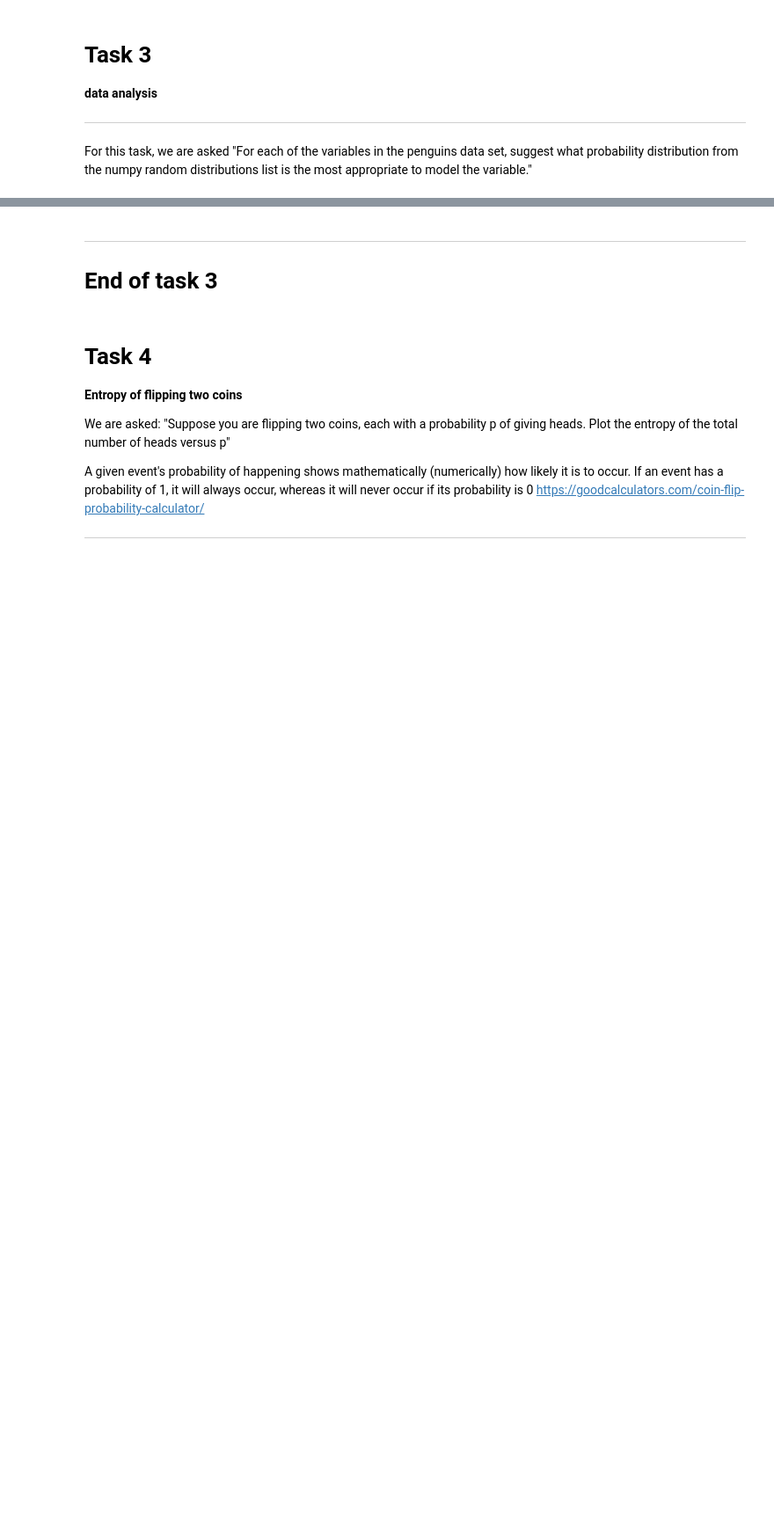
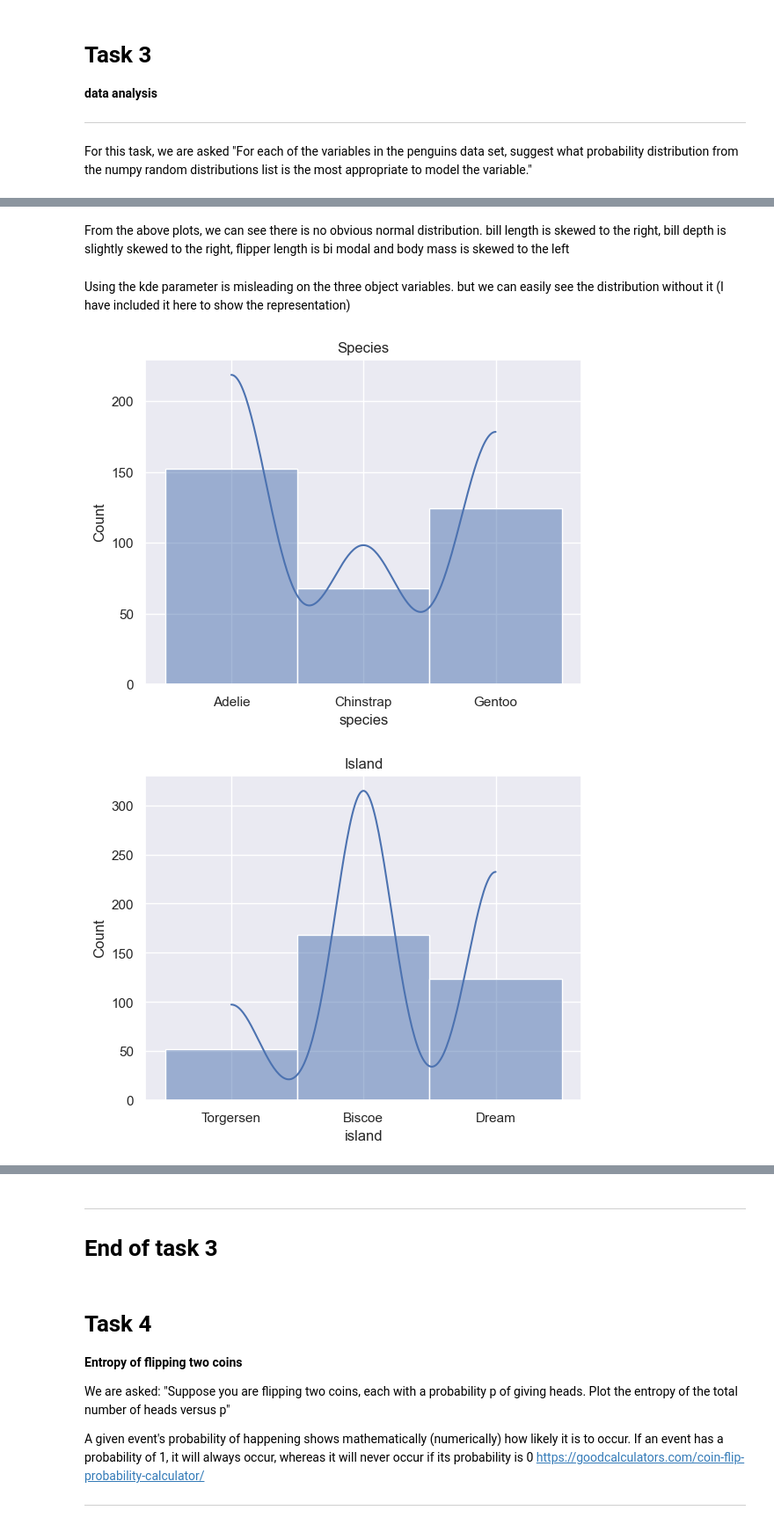
Before and after one commit to kevinsenan/4359-Fundamentals-of-Data-Analysis, a Jupyter notebook: Tasks.ipynb, the cells around one changed output, grey strips where cells are left out. Shown at 88% size. Drawn from its saved outputs; the diff is of its cells as text; code cells hidden in the pictures; blank space fills up the shorter version.

```diff
--- a/Tasks.ipynb
+++ b/Tasks.ipynb
@@ -150,0 +264,20 @@ As we can see from the previous task, the variables are made up of 6 columns of
+# %% [markdown]
+From the above plots, we can see there is no obvious normal distribution. bill length is skewed to the right, bill depth is slightly skewed to the right, flipper length is bi modal and body mass is skewed to the left
+# %% [markdown]
+Using the kde parameter is misleading on the three object variables. but we can easily see the distribution without it (I have included it here to show the representation)
+# %%
+sns.histplot(data=df, x='species', bins = 30, kde = True)
+plt.title('Species')
+plt.savefig("img/Histogram Species")
+plt.show()
+sns.histplot(data=df, x='island', bins = 30, kde = True)
+plt.title('Island')
+plt.savefig("img/Histogram Island")
+plt.show()
+sns.histplot(data=df, x='sex', bins = 30, kde = True)
+plt.title('Sex')
+plt.savefig("img/Histogram Sex")
+plt.show()
+# %% [output]
+[figure, added]
+[figure, added]
```
Also changed, not shown: parts of 19 cells of this notebook, 7 other files.
